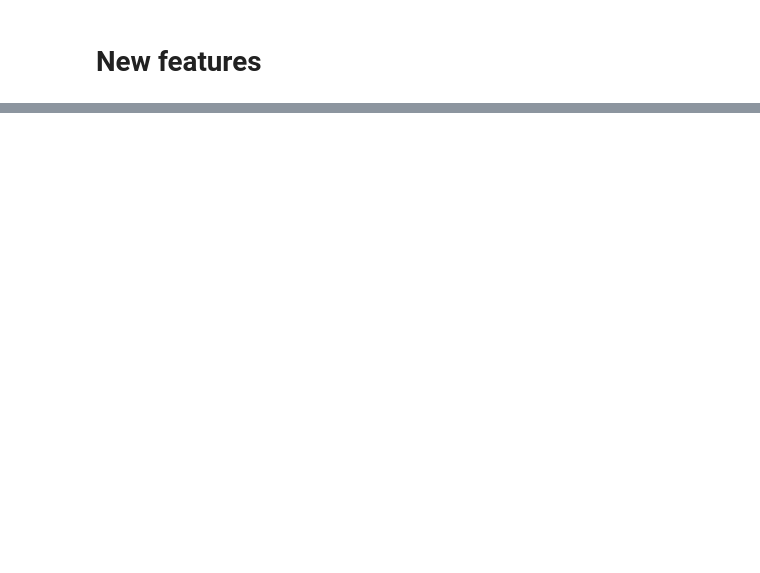
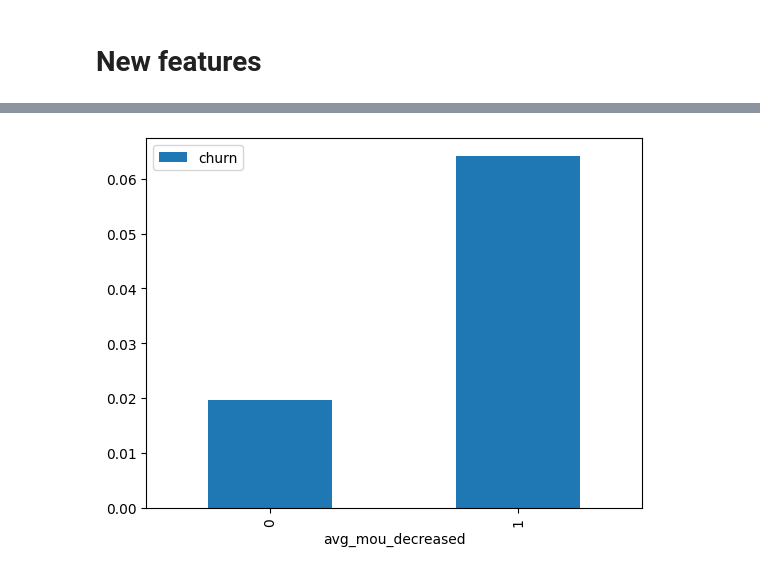
Before and after one commit to UtkuBaranKapisiz/Customer-Churn, a Jupyter notebook: telecom_churn.ipynb, the cells around one changed output, grey strips where cells are left out. Cells and saved outputs as stored; diff of their text form; code cells hidden in the pictures; blank space fills up the shorter version.

```diff
--- a/telecom_churn.ipynb
+++ b/telecom_churn.ipynb
@@ -282,0 +312,5 @@ df_filtered.iloc[:5, -20:]
+# %%
+data.pivot_table(values='churn', index= 'avg_mou_decreased', aggfunc='mean').plot.bar()
+plt.show()
+# %% [output]
+[figure, added]
```
Also changed, not shown: parts of 8 cells of this notebook.
